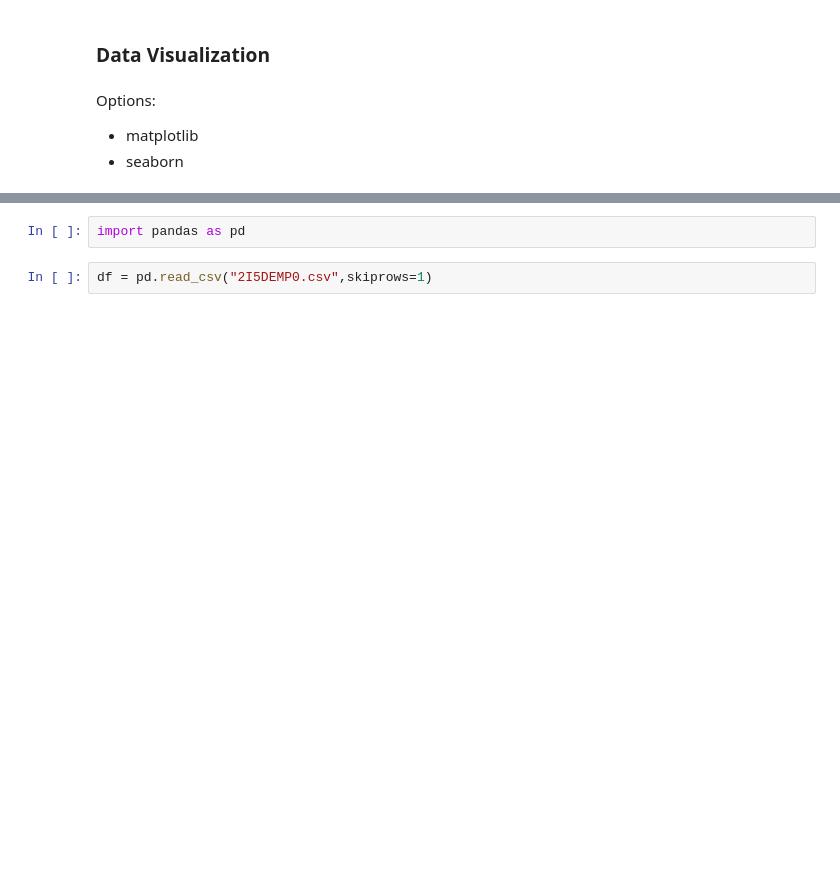
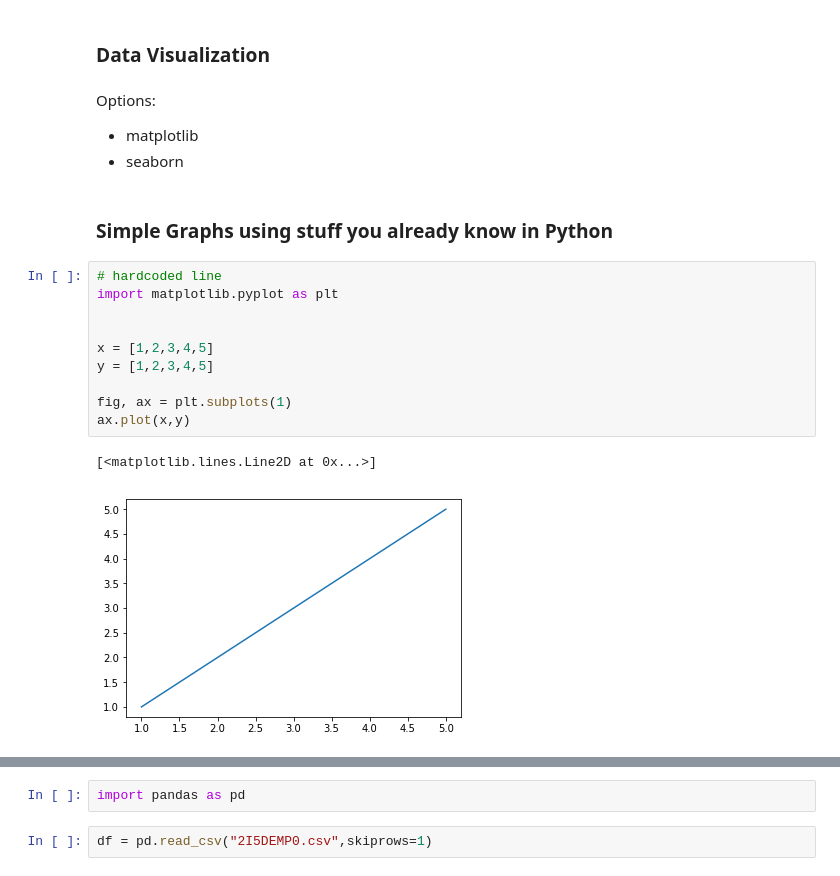
Before and after one commit to jilagan/ITMGT25-EE-ClassNotes, a Jupyter notebook: class_discussion_notebooks/Day 16 Discussions.ipynb, the cells around one changed output, grey strips where cells are left out. Drawn from its saved outputs; the diff is of its cells as text; blank space fills up the shorter version.

Commit message:
Added matplotlib and pandas examples to Day 16 Added grades.csv and newstudents.csv

```diff
--- a/class_discussion_notebooks/Day 16 Discussions.ipynb
+++ b/class_discussion_notebooks/Day 16 Discussions.ipynb
@@ -6,3 +6,18 @@
 Options:
 * matplotlib
 * seaborn
+# %% [markdown]
+### Simple Graphs using stuff you already know in Python
+# %%
+# hardcoded line
+import matplotlib.pyplot as plt
+
+
+x = [1,2,3,4,5]
+y = [1,2,3,4,5]
+
+fig, ax = plt.subplots(1)
+ax.plot(x,y)
+# %% [output]
+[<matplotlib.lines.Line2D at 0x...>]
+[figure, added]
```
Also changed, not shown: parts of 55 cells of this notebook, 4 other files.
